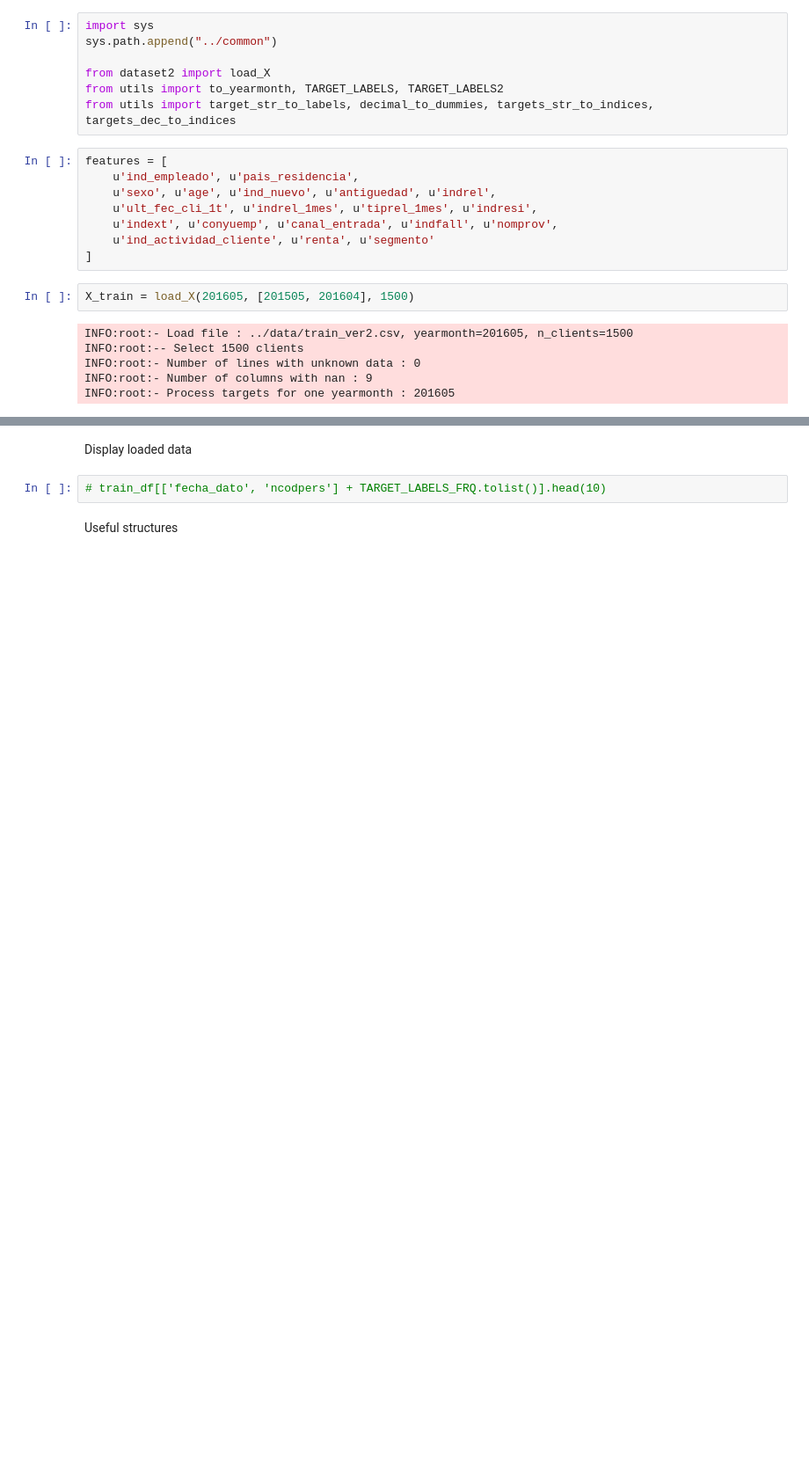
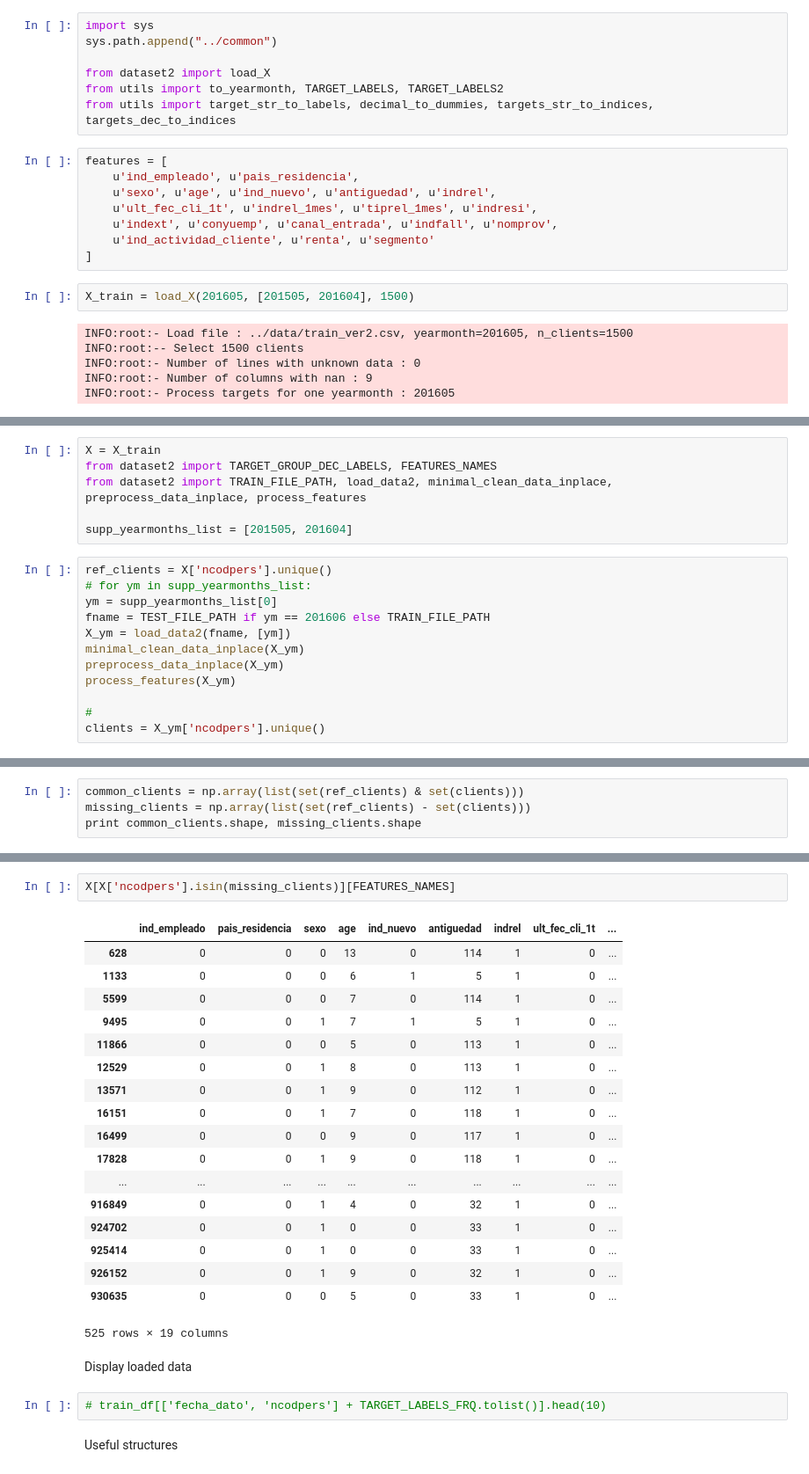
Before and after one commit to vfdev-5/SPR, a Jupyter notebook: trees/trees_and_NN_predictions_CV_2.ipynb, the cells around one changed output, grey strips where cells are left out. Shown at 88% size. Drawn from its saved outputs; the diff is of its cells as text; blank space fills up the shorter version.

```diff
--- a/trees/trees_and_NN_predictions_CV_2.ipynb
+++ b/trees/trees_and_NN_predictions_CV_2.ipynb
@@ -67,0 +75,18 @@ KeyError: "['targets_logdec' u'targets_logdec_g_0' u'targets_logdec_g_1'\n u'tar
+# %%
+X = X_train
+from dataset2 import TARGET_GROUP_DEC_LABELS, FEATURES_NAMES
+from dataset2 import TRAIN_FILE_PATH, load_data2, minimal_clean_data_inplace, preprocess_data_inplace, process_features
+
+supp_yearmonths_list = [201505, 201604]
+# %%
+ref_clients = X['ncodpers'].unique()
+# for ym in supp_yearmonths_list:
+ym = supp_yearmonths_list[0]
+fname = TEST_FILE_PATH if ym == 201606 else TRAIN_FILE_PATH
+X_ym = load_data2(fname, [ym])
+minimal_clean_data_inplace(X_ym)
+preprocess_data_inplace(X_ym)
+process_features(X_ym)
+
+#
+clients = X_ym['ncodpers'].unique()
@@ -67,0 +96,4 @@ KeyError: "['targets_logdec' u'targets_logdec_g_0' u'targets_logdec_g_1'\n u'tar
+# %%
+common_clients = np.array(list(set(ref_clients) & set(clients)))
+missing_clients = np.array(list(set(ref_clients) - set(clients)))
+print common_clients.shape, missing_clients.shape
@@ -68,3 +339,24 @@ KeyError: "['targets_logdec' u'targets_logdec_g_0' u'targets_logdec_g_1'\n u'tar
+# %%
+X[X['ncodpers'].isin(missing_clients)][FEATURES_NAMES]
+# %% [output]
+|  | ind_empleado | pais_residencia | sexo | age | ind_nuevo | antiguedad | indrel | ult_fec_cli_1t | ... |
+| 628 | 0 | 0 | 0 | 13 | 0 | 114 | 1 | 0 | ... |
+| 1133 | 0 | 0 | 0 | 6 | 1 | 5 | 1 | 0 | ... |
+| 5599 | 0 | 0 | 0 | 7 | 0 | 114 | 1 | 0 | ... |
+| 9495 | 0 | 0 | 1 | 7 | 1 | 5 | 1 | 0 | ... |
+| 11866 | 0 | 0 | 0 | 5 | 0 | 113 | 1 | 0 | ... |
+| 12529 | 0 | 0 | 1 | 8 | 0 | 113 | 1 | 0 | ... |
+| 13571 | 0 | 0 | 1 | 9 | 0 | 112 | 1 | 0 | ... |
+| 16151 | 0 | 0 | 1 | 7 | 0 | 118 | 1 | 0 | ... |
+| 16499 | 0 | 0 | 0 | 9 | 0 | 117 | 1 | 0 | ... |
+| 17828 | 0 | 0 | 1 | 9 | 0 | 118 | 1 | 0 | ... |
+| ... | ... | ... | ... | ... | ... | ... | ... | ... | ... |
+| 916849 | 0 | 0 | 1 | 4 | 0 | 32 | 1 | 0 | ... |
+| 924702 | 0 | 0 | 1 | 0 | 0 | 33 | 1 | 0 | ... |
+| 925414 | 0 | 0 | 1 | 0 | 0 | 33 | 1 | 0 | ... |
+| 926152 | 0 | 0 | 1 | 9 | 0 | 32 | 1 | 0 | ... |
+| 930635 | 0 | 0 | 0 | 5 | 0 | 33 | 1 | 0 | ... |
+525 rows × 19 columns
 # %% [markdown]
 Display loaded data
 # %%
```
Also changed, not shown: parts of 32 cells of this notebook, 3 other files.
